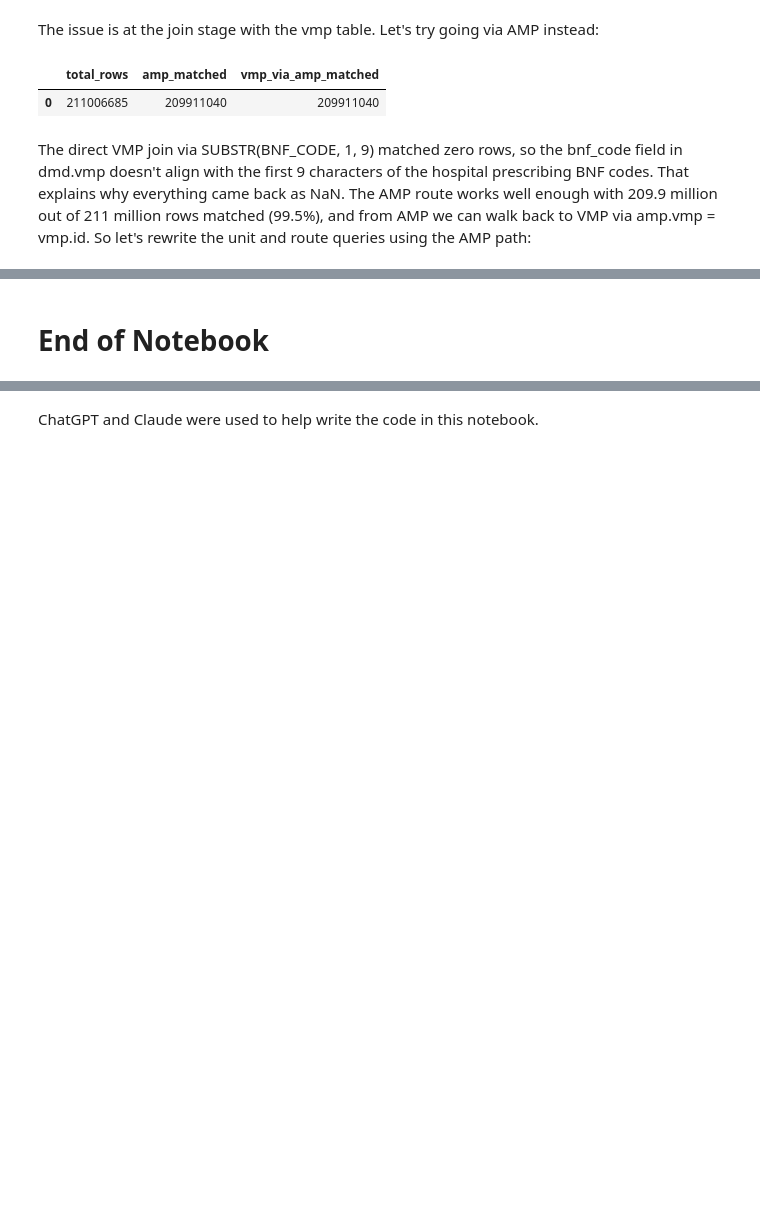
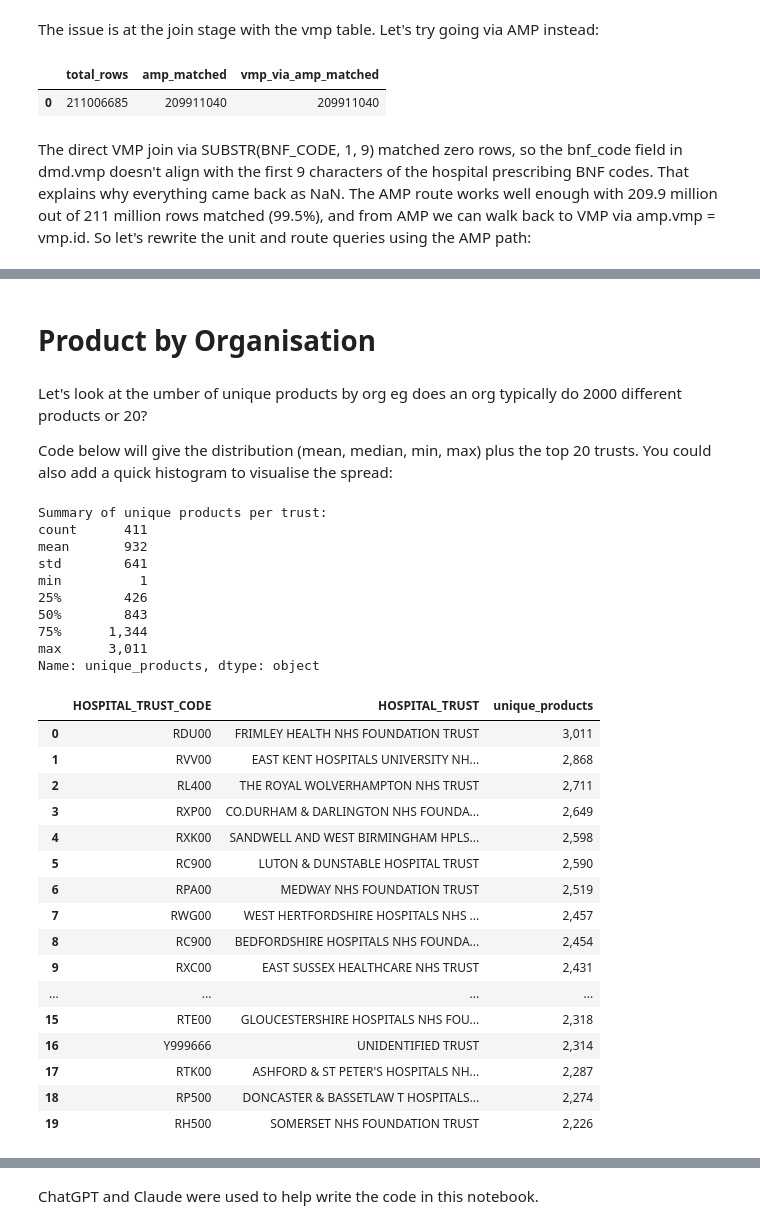
Before and after one commit to ebmdatalab/prescribing-notebooks, a Jupyter notebook: notebooks/hospital_community_rx_overview-v2.ipynb, the cells around one changed output, grey strips where cells are left out. Drawn from its saved outputs; the diff is of its cells as text; code cells hidden in the pictures; blank space fills up the shorter version.

```diff
--- a/notebooks/hospital_community_rx_overview-v2.ipynb
+++ b/notebooks/hospital_community_rx_overview-v2.ipynb
@@ -1063,5 +1045,57 @@ display(df_units.style.format({col: "{:,.0f}" for col in fmt_cols}))
 | 28 | film | 0410030B0BBADAD | Suboxone 2mg/500microgram subling... | Buprenorphine 2mg / Naloxone 500m... | 48 | 1,067 | 1,339 |
 | 29 | kit | 010300000BBAAAA | Helicobacter Test INFAI breath te... | Urea [13-C] 75mg oral powder brea... | 43 | 35 | 46 |
 | 30 | litre | 0902021S0AAAZAZ | Sod Chlor_I/V Inf 0.9% 1L | Sodium chloride 0.9% infusion 1li... | 25 | 180 | 180 |
-# %% [markdown]
-# End of Notebook
+# %% [markdown]
+# Product by Organisation
+# %% [markdown]
+Let's look at the umber of unique products by org eg does an org typically do 2000 different products or 20?
+
+Code below will give the distribution (mean, median, min, max) plus the top 20 trusts. You could also add a quick histogram to visualise the spread:
+# %%
+# ── How many unique products does each trust prescribe? ──────────────
+sql_products_per_org = f"""
+SELECT
+  rx.HOSPITAL_TRUST_CODE,
+  rx.HOSPITAL_TRUST,
+  COUNT(DISTINCT bnf.product_code) AS unique_products
+FROM `{TABLE_ID}` rx
+LEFT JOIN `hscic.bnf` bnf
+  ON rx.BNF_CODE = bnf.presentation_code
+GROUP BY 1, 2
+ORDER BY unique_products DESC
+"""
+
+df_products_per_org = bq.cached_read(sql_products_per_org, csv_path=os.path.join(CACHE_DIR, "products_per_org.csv"))
+
+print(f"Summary of unique products per trust:")
+print(df_products_per_org["unique_products"].describe().apply("{:,.0f}".format))
+print()
+display(df_products_per_org.head(20).style.format({"unique_products": "{:,.0f}"}))
+# %% [output]
+Summary of unique products per trust:
+count      411
+mean       932
+std        641
+min          1
+25%        426
+50%        843
+75%      1,344
+max      3,011
+Name: unique_products, dtype: object
+|  | HOSPITAL_TRUST_CODE | HOSPITAL_TRUST | unique_products |
+| 0 | RDU00 | FRIMLEY HEALTH NHS FOUNDATION TRUST | 3,011 |
+| 1 | RVV00 | EAST KENT HOSPITALS UNIVERSITY NH... | 2,868 |
+| 2 | RL400 | THE ROYAL WOLVERHAMPTON NHS TRUST | 2,711 |
+| 3 | RXP00 | CO.DURHAM & DARLINGTON NHS FOUNDA... | 2,649 |
+| 4 | RXK00 | SANDWELL AND WEST BIRMINGHAM HPLS... | 2,598 |
+| 5 | RC900 | LUTON & DUNSTABLE HOSPITAL TRUST | 2,590 |
+| 6 | RPA00 | MEDWAY NHS FOUNDATION TRUST | 2,519 |
+| 7 | RWG00 | WEST HERTFORDSHIRE HOSPITALS NHS ... | 2,457 |
+| 8 | RC900 | BEDFORDSHIRE HOSPITALS NHS FOUNDA... | 2,454 |
+| 9 | RXC00 | EAST SUSSEX HEALTHCARE NHS TRUST | 2,431 |
+| ... | ... | ... | ... |
+| 15 | RTE00 | GLOUCESTERSHIRE HOSPITALS NHS FOU... | 2,318 |
+| 16 | Y999666 | UNIDENTIFIED TRUST | 2,314 |
+| 17 | RTK00 | ASHFORD & ST PETER'S HOSPITALS NH... | 2,287 |
+| 18 | RP500 | DONCASTER & BASSETLAW T HOSPITALS... | 2,274 |
+| 19 | RH500 | SOMERSET NHS FOUNDATION TRUST | 2,226 |
```
Also changed, not shown: parts of 5 cells of this notebook, 4 other files.
